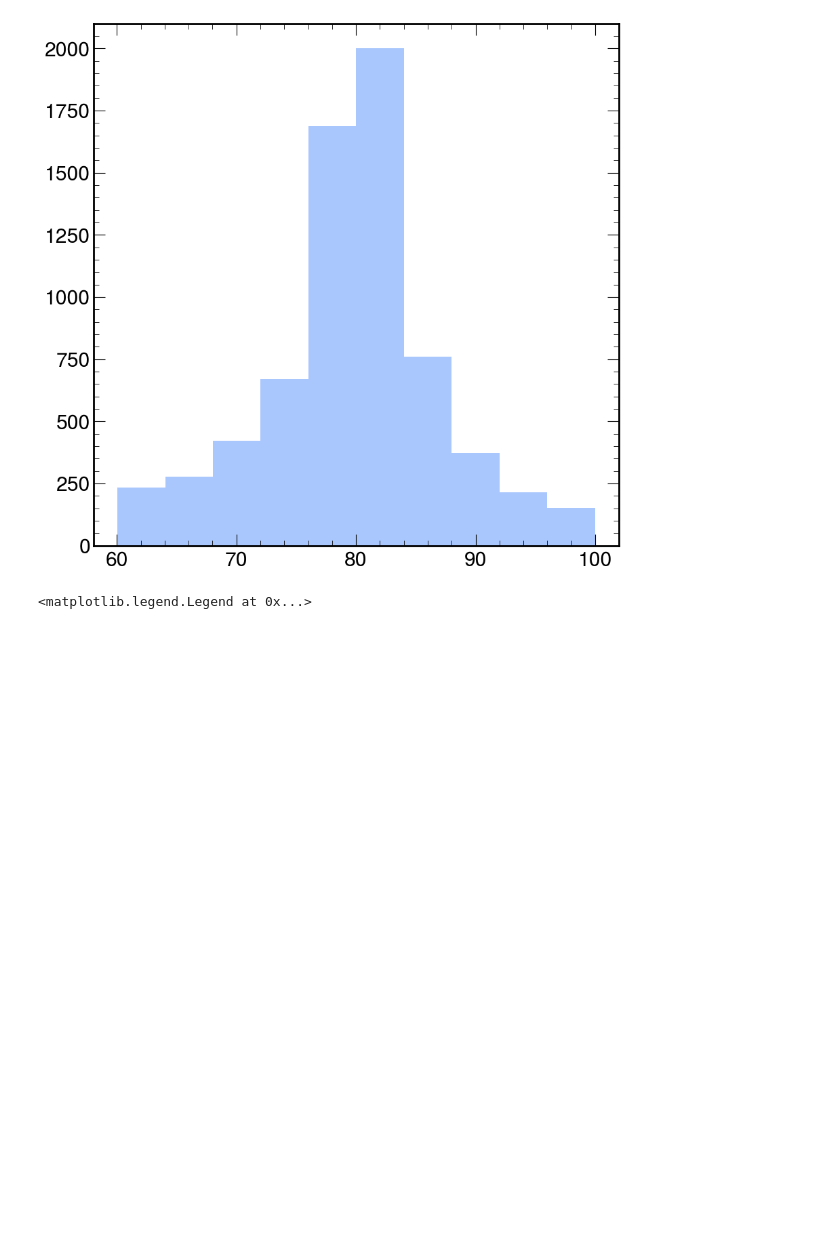
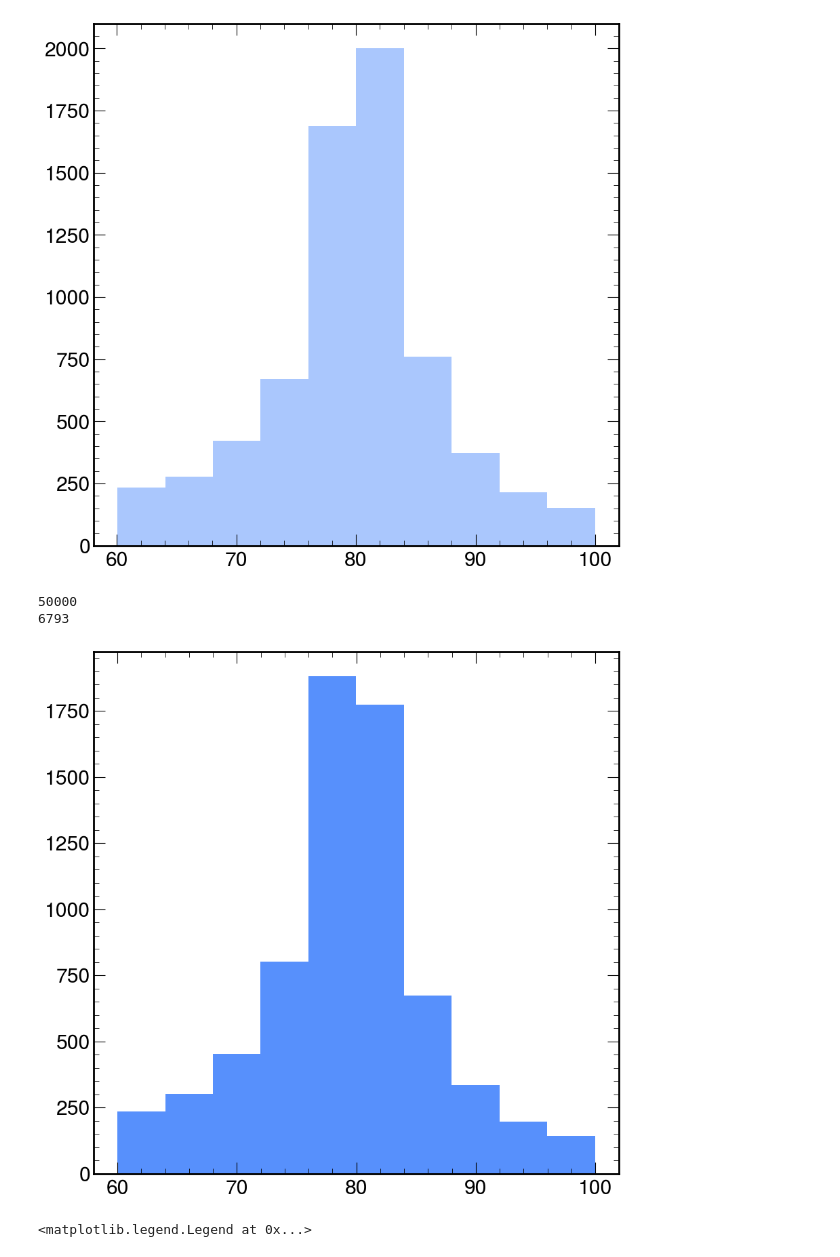
Before and after one commit to GiovanniZago/W3Pi-selection-algorithm, a Jupyter notebook: data-processing/playground.ipynb, the cells around one changed output. Drawn from its saved outputs; the diff is of its cells as text; code cells hidden in the pictures; blank space fills up the shorter version.

```diff
--- a/data-processing/playground.ipynb
+++ b/data-processing/playground.ipynb
@@ -103,6 +103,27 @@ with h5py.File(file_reco, "r") as f_reco:
 plt.hist(reco_mass_array, label="l1Nano_\nWTo3Pion_\nPU200.hdf5");
 # %% [output]
 [figure]
+# %%
+file_reco = DATA_PATH + "l1Nano_WTo3Pion_PU200_funreco.hdf5"
+
+funreco_mass_array = []
+funreco_counter = 0
+
+with h5py.File(file_reco, "r") as f_funreco:
+    for grp_name_funreco, grp_funreco in f_funreco.items():
+        reco_w_mass = grp_funreco["funreco_w_mass"][...]
+        funreco_counter += 1
+
+        if reco_w_mass > 0:
+            funreco_mass_array.append(grp_funreco["funreco_w_mass"][...])
+
+print(funreco_counter)
+print(len(funreco_mass_array))
+plt.hist(funreco_mass_array, label="l1Nano_\nWTo3Pion_\nPU200.hdf5");
+# %% [output]
+50000
+6793
+[figure, added]
 # %%
 file_gm = DATA_PATH + "l1Nano_WTo3Pion_PU200.hdf5"
 mass_array = []
```
Also changed, not shown: parts of 3 cells of this notebook, 4 other files.
